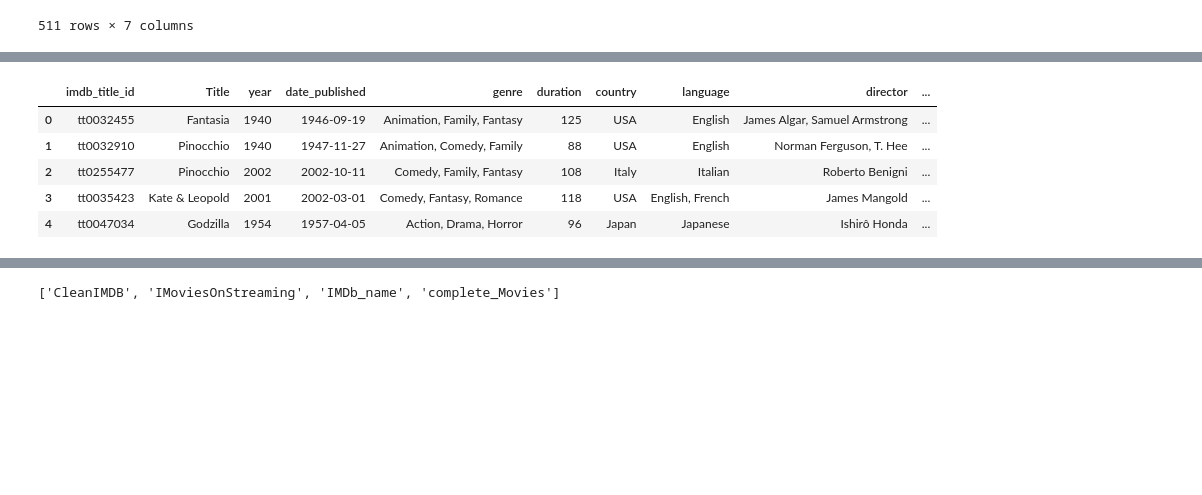
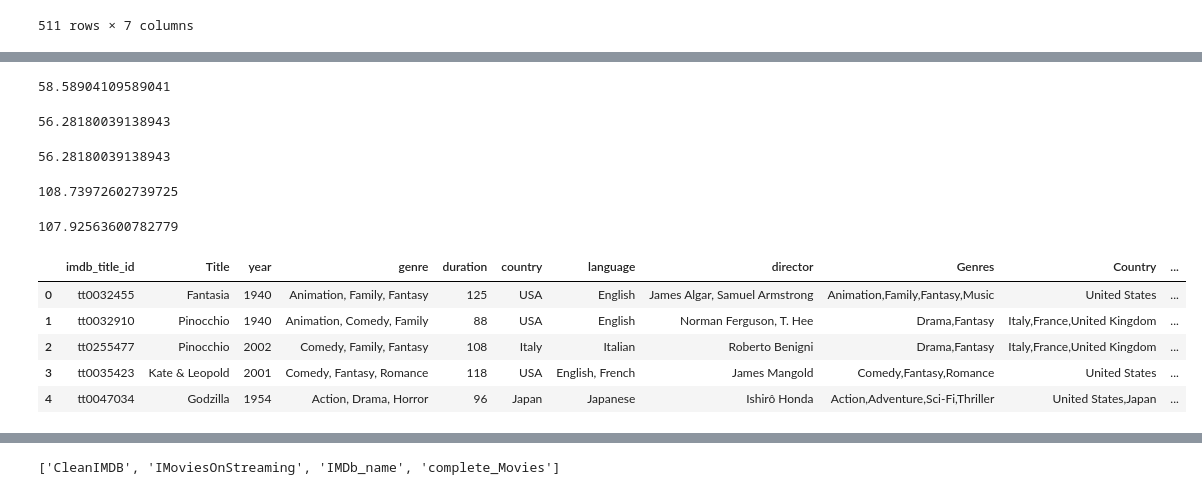
Before and after one commit to aadeba5/ETL_PROJ2, a Jupyter notebook: Miniproj_ETL.ipynb, the cells around one changed output, grey strips where cells are left out. Saved outputs shown, nothing was run; the diff lists cells and outputs as text; code cells hidden in the pictures; blank space fills up the shorter version.

```diff
--- a/Miniproj_ETL.ipynb
+++ b/Miniproj_ETL.ipynb
@@ -237,0 +238,4 @@ cleanComplete_Movies_data
+# %%
+# Actors_df = cleanComplete_Movies_data()
+cleanComplete_Movies_data['actors'] = cleanComplete_Movies_data['actors'].str.split(',', expand=True)[0]
+cleanComplete_Movies_data.head()
@@ -237,0 +249,5 @@ cleanComplete_Movies_data
+# %%
+rotten_tom_score = cleanComplete_Movies_data["Rotten Tomatoes"]
+cleanComplete_Movies_data["Rotten Tomatoes"] = cleanComplete_Movies_data["Rotten Tomatoes"].replace({'%':''}, regex = True)
+
+print(rotten_tom_score)
@@ -237,0 +283,4 @@ cleanComplete_Movies_data
+# %%
+rotten_tom_score_numeric = cleanComplete_Movies_data['Rotten Tomatoes']
+cleanComplete_Movies_data['Rotten Tomatoes'] = pd.to_numeric(cleanComplete_Movies_data['Rotten Tomatoes'],errors='coerce')
+rotten_tom_score_numeric
@@ -238,13 +312,38 @@ cleanComplete_Movies_data
+# %%
+#IMDb
+rotten_tom_score_numeric.mean()
+# %% [output]
+58.58904109589041
+# %%
+#Streaming Movies metascore
+cleanComplete_Movies_data["metascore"].mean()
+# %% [output]
+56.28180039138943
+# %%
+#Avearge movie rating (metascore)
+cleanComplete_Movies_data["metascore"].mean()
+# %% [output]
+56.28180039138943
+# %%
+# Average runtime
+cleanComplete_Movies_data["Runtime"].mean()
+# %% [output]
+108.73972602739725
+# %%
+#Average duration
+cleanComplete_Movies_data["duration"].mean()
+# %% [output]
+107.92563600782779
 # %%
-new_complete_Movies_data = cleanComplete_Movies_data[['imdb_title_id','Title',	'year',	'date_published', 'genre','duration','country',	'language',	'director',	'Type', 'Directors', 'Genres','Country', 'Language',	'Runtime']].copy()
+new_complete_Movies_data = cleanComplete_Movies_data[['imdb_title_id','Title',	'year', 'genre','duration','country',	'language',	'director', 'Genres','Country', 'Language',	'Runtime']].copy()
 new_complete_Movies_data.head()
 # %% [output]
-|  | imdb_title_id | Title | year | date_published | genre | duration | country | language | director | ... |
-| 0 | tt0032455 | Fantasia | 1940 | 1946-09-19 | Animation, Family, Fantasy | 125 | USA | English | James Algar, Samuel Armstrong | ... |
-| 1 | tt0032910 | Pinocchio | 1940 | 1947-11-27 | Animation, Comedy, Family | 88 | USA | English | Norman Ferguson, T. Hee | ... |
-| 2 | tt0255477 | Pinocchio | 2002 | 2002-10-11 | Comedy, Family, Fantasy | 108 | Italy | Italian | Roberto Benigni | ... |
-| 3 | tt0035423 | Kate & Leopold | 2001 | 2002-03-01 | Comedy, Fantasy, Romance | 118 | USA | English, French | James Mangold | ... |
-| 4 | tt0047034 | Godzilla | 1954 | 1957-04-05 | Action, Drama, Horror | 96 | Japan | Japanese | Ishirô Honda | ... |
+|  | imdb_title_id | Title | year | genre | duration | country | language | director | Genres | Country | ... |
+| 0 | tt0032455 | Fantasia | 1940 | Animation, Family, Fantasy | 125 | USA | English | James Algar, Samuel Armstrong | Animation,Family,Fantasy,Music | United States | ... |
+| 1 | tt0032910 | Pinocchio | 1940 | Animation, Comedy, Family | 88 | USA | English | Norman Ferguson, T. Hee | Drama,Fantasy | Italy,France,United Kingdom | ... |
+| 2 | tt0255477 | Pinocchio | 2002 | Comedy, Family, Fantasy | 108 | Italy | Italian | Roberto Benigni | Drama,Fantasy | Italy,France,United Kingdom | ... |
+| 3 | tt0035423 | Kate & Leopold | 2001 | Comedy, Fantasy, Romance | 118 | USA | English, French | James Mangold | Comedy,Fantasy,Romance | United States | ... |
+| 4 | tt0047034 | Godzilla | 1954 | Action, Drama, Horror | 96 | Japan | Japanese | Ishirô Honda | Action,Adventure,Sci-Fi,Thriller | United States,Japan | ... |
 # %%
 Clean_complete_IMDb_df = new_complete_Movies_data.dropna(how='any')
 Clean_complete_IMDb_df
```
Also changed, not shown: parts of 12 cells of this notebook.
